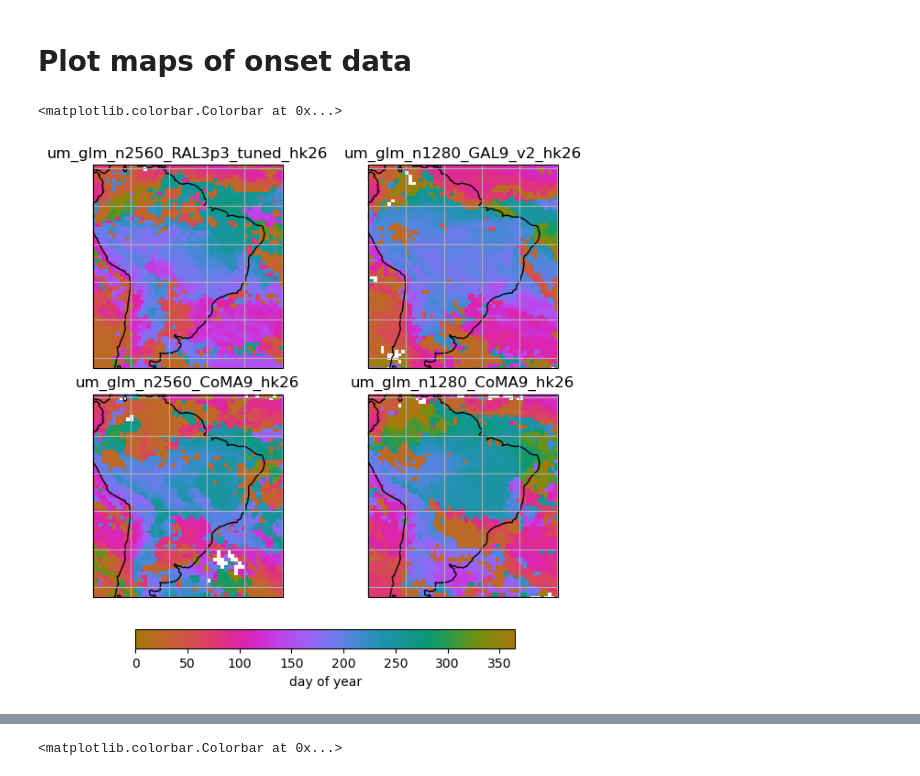
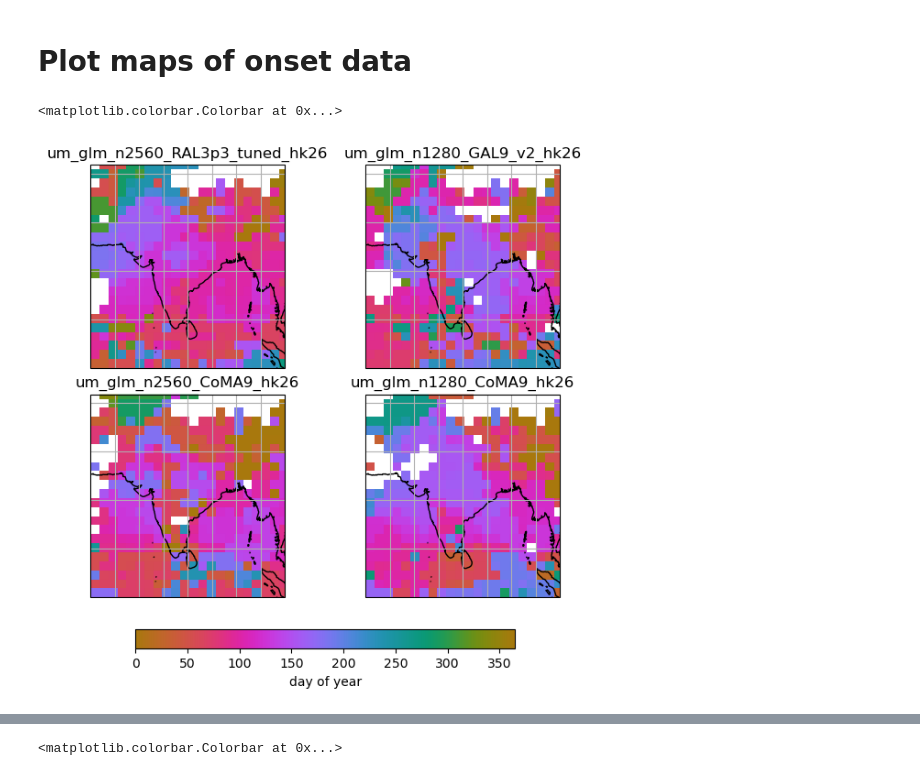
Before and after one commit to fran-morris-research/hackathon-monsoons, a Jupyter notebook: onset_identification/onset_period_visualisation.ipynb, the cells around one changed output, grey strips where cells are left out. Drawn from its saved outputs; the diff is of its cells as text; code cells hidden in the pictures.

```diff
--- a/onset_identification/onset_period_visualisation.ipynb
+++ b/onset_identification/onset_period_visualisation.ipynb
@@ -144,6 +50,6 @@ def onset_period_1d(
 # %%
 for cell_ix in range(len(ds.pr.cell)):
-    if cell_ix%100==0:
+    if cell_ix%10==0:
         print(cell_ix,(ds.sel(cell=cell_ix).lon.values,ds.sel(cell=cell_ix).lat.values))
 # %% [output]
 0 (array(45.), array(2.38801546))
@@ -206,11 +122,12 @@ def constrain_healpix(ds, left, right, bottom, top):
     )
     return ds.where(region_mask)
 # %%
+    import OnsetPeriod_toolbox as optb
     fwin=60
     minlen=30
-    left=30
-    right=40
-    bottom=-20
+    left=-60
+    right=-55
+    bottom=-15
     top=-10
 
     color=plt.cm.viridis(0.3)
@@ -251,74 +167,94 @@ fig, axes = plt.subplots(
     2,
     2,
     # height_ratios=[1] * len(zooms) + [0.1],
-    figsize=(6,6),
+    figsize=(6, 6),
     subplot_kw={"projection": projection},
     layout="constrained",
 )
 
-zoom=6
-def plot_first_day(ax,sim,extent=None):
+zoom = 5
+
+
+def plot_first_day(ax, sim, extent=None, period_ix=0):
     if extent:
         ax.set_extent(extent)
     else:
         ax.set_global()
-    da = xr.open_dataarray(
-    f"onset_dates/{sim}_zoom_{zoom}_first_days.nc"
-        ).sel(period=0)
-    m=da.plot(cmap=cmo.cm.phase,vmin=0,vmax=365, ax=ax,add_colorbar=False)
+    da = (
+        xr.open_dataset(f"onset_dates/{sim}_zoom_{zoom}_dwtps.nc")
+        .sel(period=period_ix)
+        .first_day_of_period
+    )
+    m = da.plot(cmap=cmo.cm.phase, vmin=0, vmax=365, ax=ax, add_colorbar=False)
     ax.set_title(sim)
     ax.coastlines()
     ax.gridlines()
-    return ax,m
+    return ax, m
 
 
 # South America
-left=-80
-right=-30
-bottom=-40
-top=10
+left = -80
+right = -30
+bottom = -40
+top = 10
 
 # # South Africa
 # left=10
 # right=50
 # bottom=-40
 # top=0
 
 # # West Africa
 # left=-30
 # right=20
 # bottom=0
 # top=30
 
-# # India
-# left=60
-# right=100
-# bottom=0
-# top=40
+# India
+left = 60
+right = 100
+bottom = 0
+top = 40
 
 # # East Asia
 # left=100
 # right=140
 # bottom=10
 # top=50
 
-ax,m=plot_first_day(axes[0,0],"um_glm_n2560_RAL3p3_tuned_hk26",[left,right,bottom,top])
-ax,m=plot_first_day(axes[0,1],"um_glm_n1280_GAL9_v2_hk26",[left,right,bottom,top])
-ax,m=plot_first_day(axes[1,0],"um_glm_n2560_CoMA9_hk26",[left,right,bottom,top])
-ax,m=plot_first_day(axes[1,1],"um_glm_n1280_CoMA9_hk26",[left,right,bottom,top])
+ax, m = plot_first_day(
+    axes[0, 0],
+    "um_glm_n2560_RAL3p3_tuned_hk26",
+    [left, right, bottom, top],
+)
+ax, m = plot_first_day(
+    axes[0, 1],
+    "um_glm_n1280_GAL9_v2_hk26",
+    [left, right, bottom, top],
+)
+ax, m = plot_first_day(
+    axes[1, 0],
+    "um_glm_n2560_CoMA9_hk26",
+    [left, right, bottom, top],
+)
+ax, m = plot_first_day(
+    axes[1, 1],
+    "um_glm_n1280_CoMA9_hk26",
+    [left, right, bottom, top],
+)
 
 fig.colorbar(
-        m,
-        ax=axes.ravel().tolist(),
-        orientation="horizontal",
-        fraction=0.05,
-        pad=0.07,
-        shrink=0.7,
-        label="day of year",
+    m,
+    ax=axes.ravel().tolist(),
+    orientation="horizontal",
+    fraction=0.05,
+    pad=0.07,
+    shrink=0.7,
+    label="day of year",
 )
 # %% [output]
 <matplotlib.colorbar.Colorbar at 0x...>
-[figure, old version]
+[figure, new version]
 # %%
 projection = ccrs.PlateCarree()
 fig, axes = plt.subplots(
```
Also changed, not shown: parts of 7 cells of this notebook.
